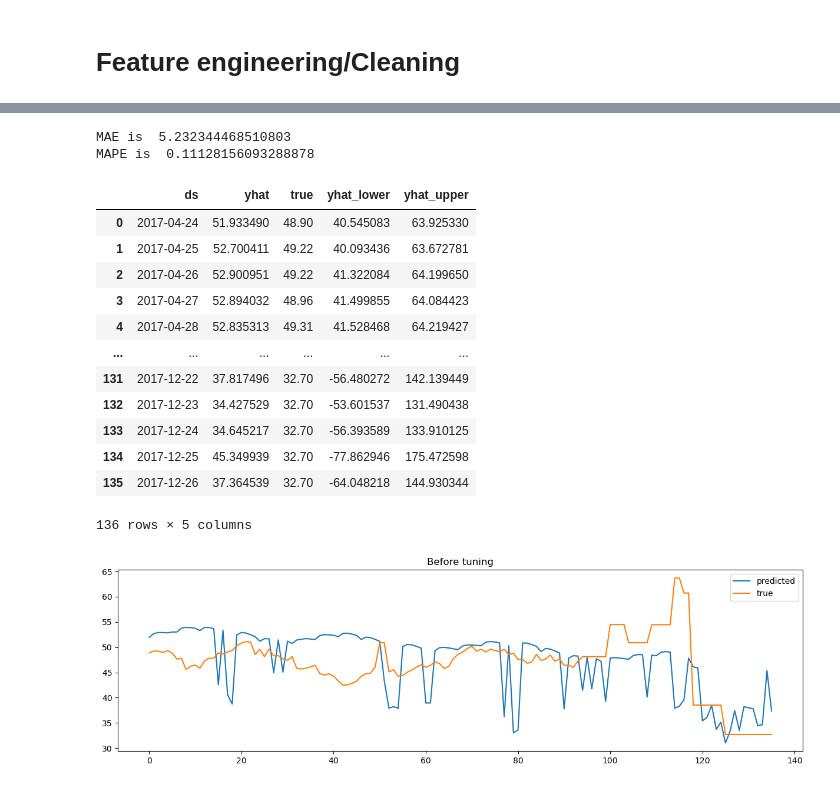
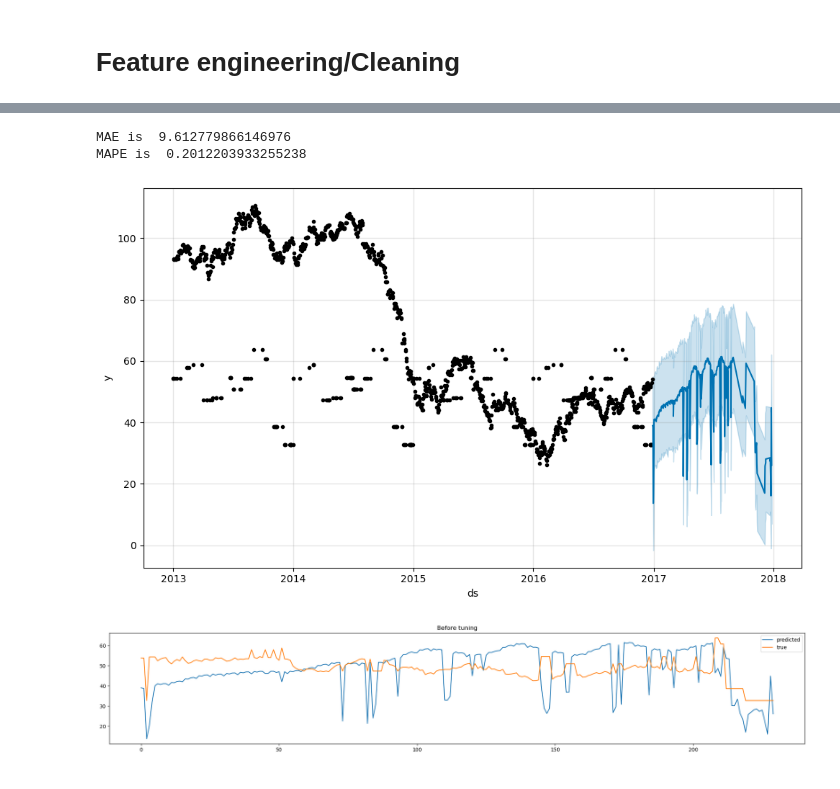
Before and after one commit to Amiromar1/DS-CHALLENGE, a Jupyter notebook: DS-2.ipynb, the cells around one changed output, grey strips where cells are left out. Cells and saved outputs as stored; diff of their text form; code cells hidden in the pictures.

Commit message:
added chart

```diff
--- a/DS-2.ipynb
+++ b/DS-2.ipynb
@@ -298,3 +307,7 @@ for i in months_with_oil_nan:
 for i in range(len(months_with_oil_nan)):
     df = df.copy()
     df.loc[(df['month'] == average_oil_by_month[i][0]) & (df['dcoilwtico'].isna()), 'dcoilwtico'] = average_oil_by_month[i][1]
+# %%
+#df['dcoilwtico'] = df['dcoilwtico'].interpolate(method ='bfill')
+df = df.interpolate(method ='linear')
+df
@@ -310,7 +338,9 @@ df = pd.concat([df, locale_name], axis=1)
 df = pd.concat([df, transferred], axis=1)
 
 df = df.drop(['type', 'locale', 'locale_name', 'description', 'transferred','day'], axis=1)
-df.head()
+
+df = df.dropna()
+df
 # %% [output]
 |  | dcoilwtico | month | year | Additional | Bridge | Event | Holiday | Transfer | Work Day | Local | ... |
 | date |  |  |  |  |  |  |  |  |  |  | ... |
@@ -325,16 +361,21 @@ df[True] = df[True].astype('uint8')
 df.columns = df.columns.map(str)
 # %%
 from sklearn.preprocessing import MinMaxScaler
-train = df.loc[df.index < '2017-04-23']
-test = df.loc[df.index >= '2017-04-23'].drop('dcoilwtico', axis=1)
-test_y = df.loc[df.index >= '2017-04-23']['dcoilwtico']
 
+train = df.loc[df.index < '2016-12-29']
+test = df.loc[(df.index >= '2016-12-29')].drop('dcoilwtico', axis=1)
+test_y = df.loc[(df.index >= '2016-12-29')]['dcoilwtico']
+
+train = train.drop(train[train['year'] == 2012].index)
+#train = train.drop(train[train['year'] == 2017].index)
 
 train = pd.DataFrame(train)
 train = train.reset_index()
 test = test.reset_index()
 train = train.rename(columns={'date' : 'ds', 'dcoilwtico' : 'y'})
 test_x = test.rename(columns={'date' : 'ds', 'dcoilwtico' : 'y'})
+#train = train[['ds','y']]
+#test_x = test_x[['ds']]
 
 train.to_csv("train.csv", header=False, index=False)
 test.to_csv("test.csv", header=False, index=False)
@@ -344,4 +385,5 @@ bucket = sagemaker.Session().default_bucket()
 boto3.Session().resource('s3').Bucket(bucket).Object(os.path.join(prefix, 'train/train.csv')).upload_file('train.csv')
 boto3.Session().resource('s3').Bucket(bucket).Object(os.path.join(prefix, 'test/test.csv')).upload_file('test.csv')
 bucket
+train
 # %% [output]
@@ -349,12 +414,13 @@ bucket
 # %%
-model = Prophet(holidays_prior_scale=150, changepoint_prior_scale=60,
-               yearly_seasonality=True, weekly_seasonality=True,
-               daily_seasonality=True, seasonality_mode='multiplicative')
+model = Prophet()
 
 columns = train.columns.drop(['y', 'ds'])
 
 for i in columns:
     model.add_regressor(str(i))
 
-model.fit(train)
+model = model.fit(train)
+
+forecast = model.predict(test_x)
+forecast
 # %% [output]
@@ -375,30 +471,20 @@ print('MAE is ', mae)
 print('MAPE is ', mape)
 
 forecast_before[['ds', 'yhat', 'true', 'yhat_lower', 'yhat_upper']]
+
+plot_measure = model.plot(forecast_before)
 # %% [output]
-MAE is  5.232344468510803
-MAPE is  0.11128156093288878
+MAE is  9.612779866146976
+MAPE is  0.2012203933255238
-|  | ds | yhat | true | yhat_lower | yhat_upper |
-| 0 | 2017-04-24 | 51.933490 | 48.90 | 40.545083 | 63.925330 |
-| 1 | 2017-04-25 | 52.700411 | 49.22 | 40.093436 | 63.672781 |
-| 2 | 2017-04-26 | 52.900951 | 49.22 | 41.322084 | 64.199650 |
-| 3 | 2017-04-27 | 52.894032 | 48.96 | 41.499855 | 64.084423 |
-| 4 | 2017-04-28 | 52.835313 | 49.31 | 41.528468 | 64.219427 |
-| ... | ... | ... | ... | ... | ... |
-| 131 | 2017-12-22 | 37.817496 | 32.70 | -56.480272 | 142.139449 |
-| 132 | 2017-12-23 | 34.427529 | 32.70 | -53.601537 | 131.490438 |
-| 133 | 2017-12-24 | 34.645217 | 32.70 | -56.393589 | 133.910125 |
-| 134 | 2017-12-25 | 45.349939 | 32.70 | -77.862946 | 175.472598 |
-| 135 | 2017-12-26 | 37.364539 | 32.70 | -64.048218 | 144.930344 |
-136 rows × 5 columns
+[figure, added]
 # %%
-plt.figure(figsize=(15,4))
+plt.figure(figsize=(25,4))
 plt.plot(forecast_before['yhat'], label='predicted')
 plt.plot(forecast_before['true'], label='true')
 plt.legend()
 plt.title('Before tuning')
 plt.show()
 # %% [output]
-[figure, old version]
+[figure, new version]
 # %%
 param_grid = {
```
Also changed, not shown: parts of 19 cells of this notebook.
